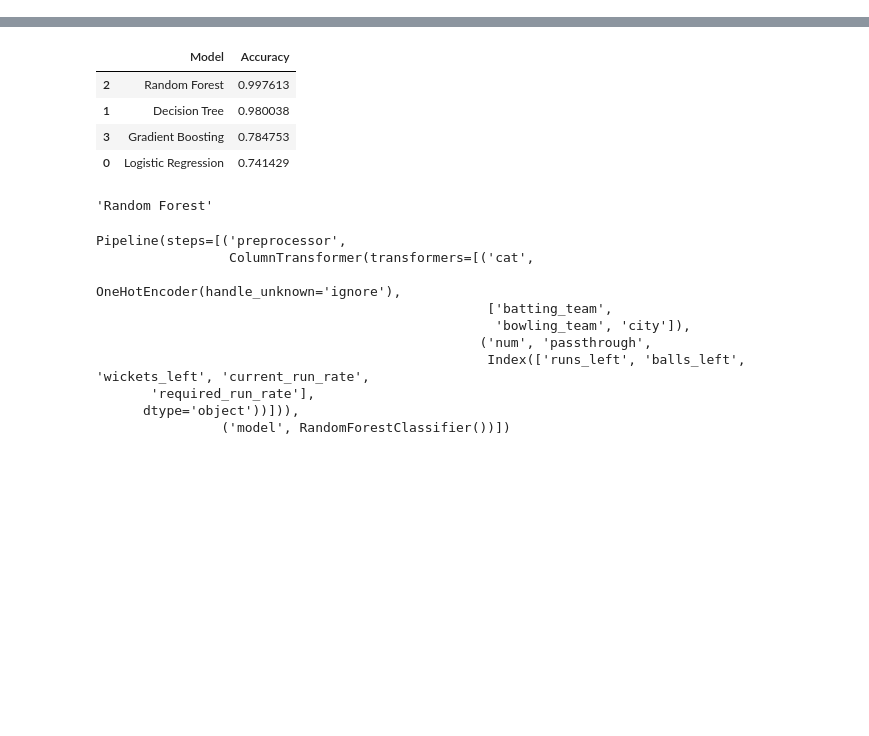
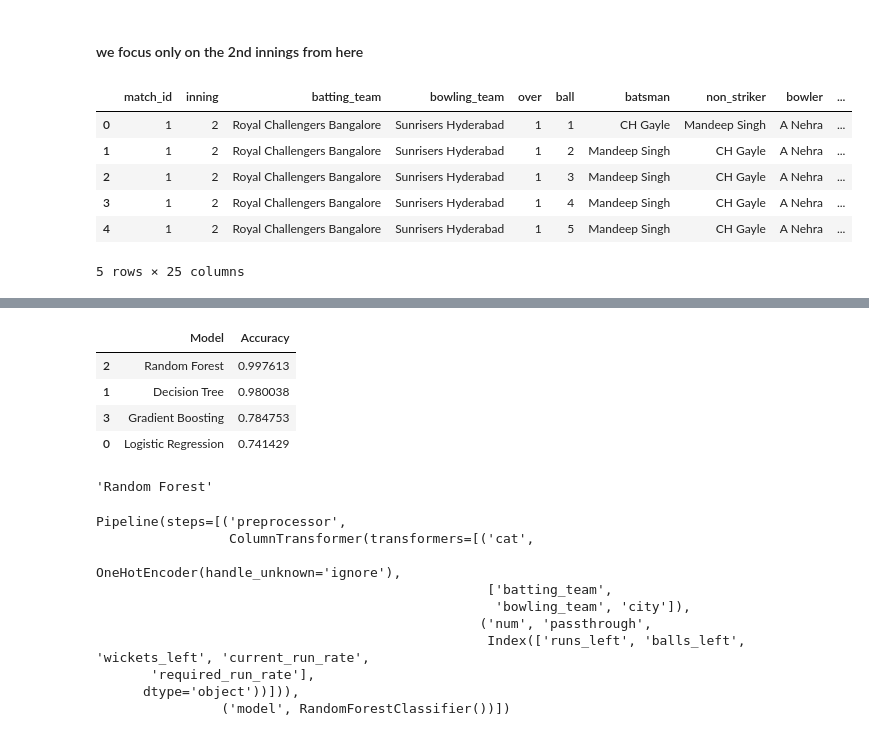
Before and after one commit to parinitaaa/ipl-winner-prediction, a Jupyter notebook: notebook/notebook.ipynb, the cells around one changed output, grey strips where cells are left out. Drawn from its saved outputs; the diff is of its cells as text; code cells hidden in the pictures; blank space fills up the shorter version.

```diff
--- a/notebook/notebook.ipynb
+++ b/notebook/notebook.ipynb
@@ -26,0 +37,2 @@ target_df['target'] += 1
+# %% [markdown]
+#### we focus only on the 2nd innings from here
@@ -27,10 +41,19 @@ target_df['target'] += 1
 # %%
 match_data = deliveries.merge(
     matches[['id', 'city', 'winner']],
     left_on='match_id',
     right_on='id'
 )
 
-match_data = match_data.merge(target_df, on='match_id')
+match_data = match_data.merge(target_df, on='match_id') #on='match_id' is short-hand for left_on='match_id', right_on='match_id'
+match_data.head()
+# %% [output]
+|  | match_id | inning | batting_team | bowling_team | over | ball | batsman | non_striker | bowler | ... |
+| 0 | 1 | 2 | Royal Challengers Bangalore | Sunrisers Hyderabad | 1 | 1 | CH Gayle | Mandeep Singh | A Nehra | ... |
+| 1 | 1 | 2 | Royal Challengers Bangalore | Sunrisers Hyderabad | 1 | 2 | Mandeep Singh | CH Gayle | A Nehra | ... |
+| 2 | 1 | 2 | Royal Challengers Bangalore | Sunrisers Hyderabad | 1 | 3 | Mandeep Singh | CH Gayle | A Nehra | ... |
+| 3 | 1 | 2 | Royal Challengers Bangalore | Sunrisers Hyderabad | 1 | 4 | Mandeep Singh | CH Gayle | A Nehra | ... |
+| 4 | 1 | 2 | Royal Challengers Bangalore | Sunrisers Hyderabad | 1 | 5 | Mandeep Singh | CH Gayle | A Nehra | ... |
+5 rows × 25 columns
 # %%
 match_data['runs_left'] = match_data['target'] - match_data.groupby('match_id')['total_runs'].cumsum()
```
Also changed, not shown: parts of 17 cells of this notebook.
